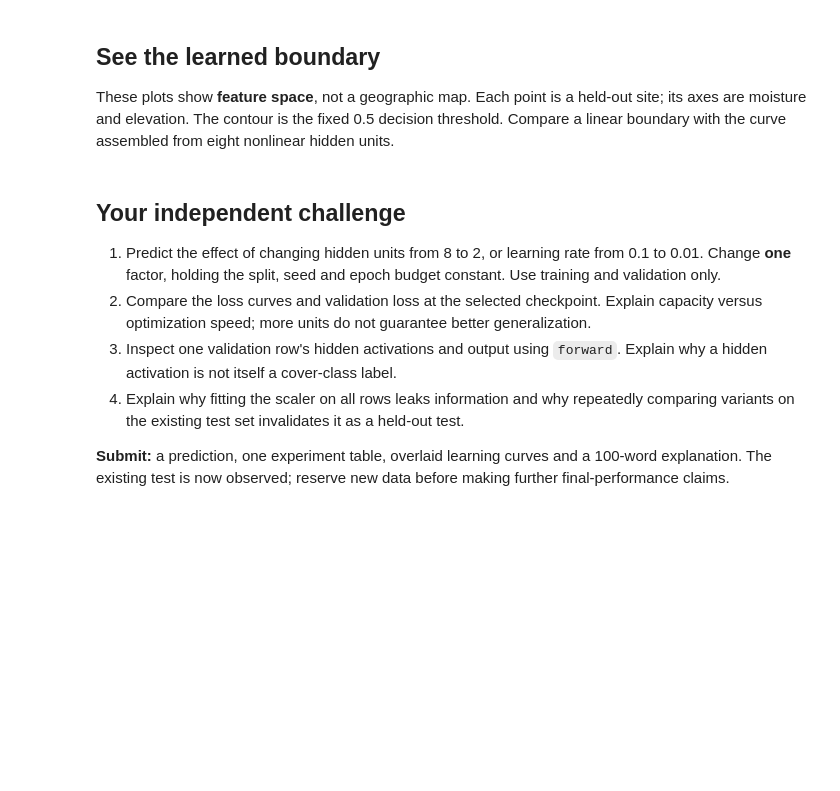
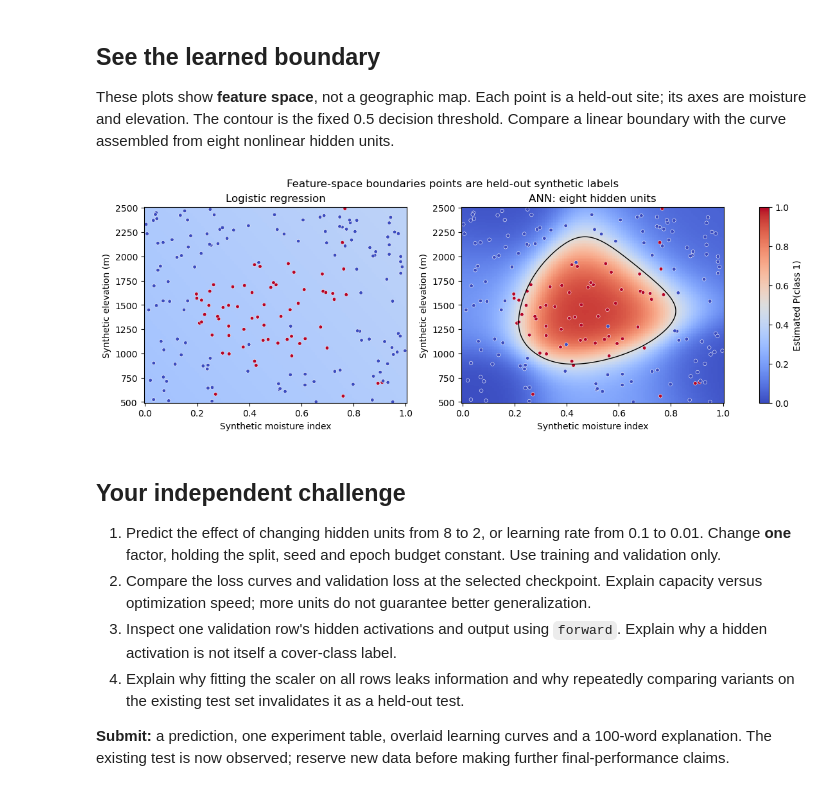
Before and after one commit to lijo8146/geospatial_machine_learning, a Jupyter notebook: 08-neural-networks/01_simple_ann.ipynb, the cells around one changed output. Saved outputs shown, nothing was run; the diff lists cells and outputs as text; code cells hidden in the pictures; blank space fills up the shorter version.

```diff
--- a/08-neural-networks/01_simple_ann.ipynb
+++ b/08-neural-networks/01_simple_ann.ipynb
@@ -205,19 +235,21 @@ These plots show **feature space**, not a geographic map. Each point is a held-o
 # %%
 moisture, elevation = np.meshgrid(np.linspace(0, 1, 120), np.linspace(500, 2500, 120))
 grid = scaler.transform(np.column_stack([moisture.ravel(), elevation.ravel()]))
 linear_surface = linear.predict_proba(grid)[:, 1].reshape(moisture.shape)
 ann_surface = forward(grid, model)[2].reshape(moisture.shape)
 fig, axes = plt.subplots(1, 2, figsize=(11, 4), constrained_layout=True)
 for ax, surface, title in zip(axes, [linear_surface, ann_surface], ['Logistic regression', 'ANN: eight hidden units']):
     im = ax.pcolormesh(moisture, elevation, surface, cmap='coolwarm', vmin=0, vmax=1, shading='auto')
     if surface.min() < 0.5 < surface.max():
         ax.contour(moisture, elevation, surface, levels=[0.5], colors='black', linewidths=1)
     ax.scatter(X[test, 0], X[test, 1], c=y_test.ravel(), cmap='coolwarm', vmin=0, vmax=1,
                edgecolors='white', linewidths=0.4, s=16)
     ax.set(title=title, xlabel='Synthetic moisture index', ylabel='Synthetic elevation (m)')
 fig.colorbar(im, ax=axes, label='Estimated P(class 1)')
-fig.suptitle('Feature-space boundaries • points are held-out synthetic labels')
-fig.savefig(OUT / 'decision_boundaries.png', dpi=140); plt.show()
+fig.suptitle('Feature-space boundaries points are held-out synthetic labels')
+fig.savefig(OUT/'decision_boundaries.png', dpi=140); plt.show()
+# %% [output]
+[figure, added]
 # %% [markdown]
 ## Your independent challenge
 
```
Also changed, not shown: parts of 12 cells of this notebook, 4 other files.
